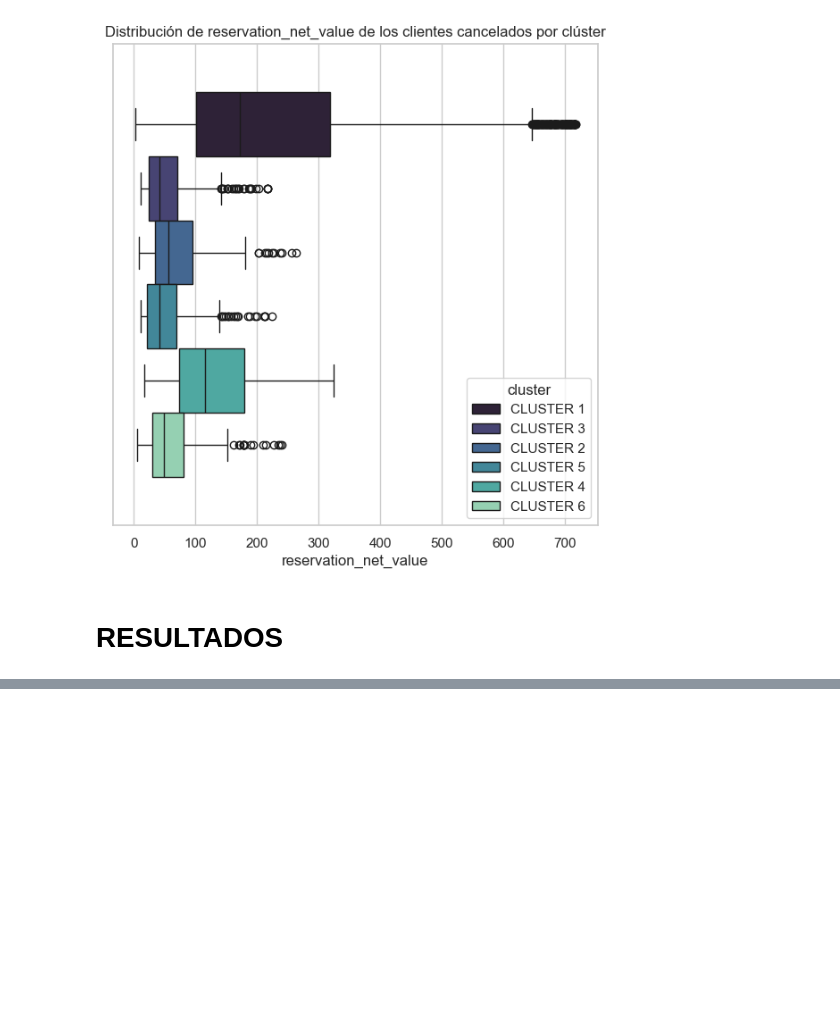
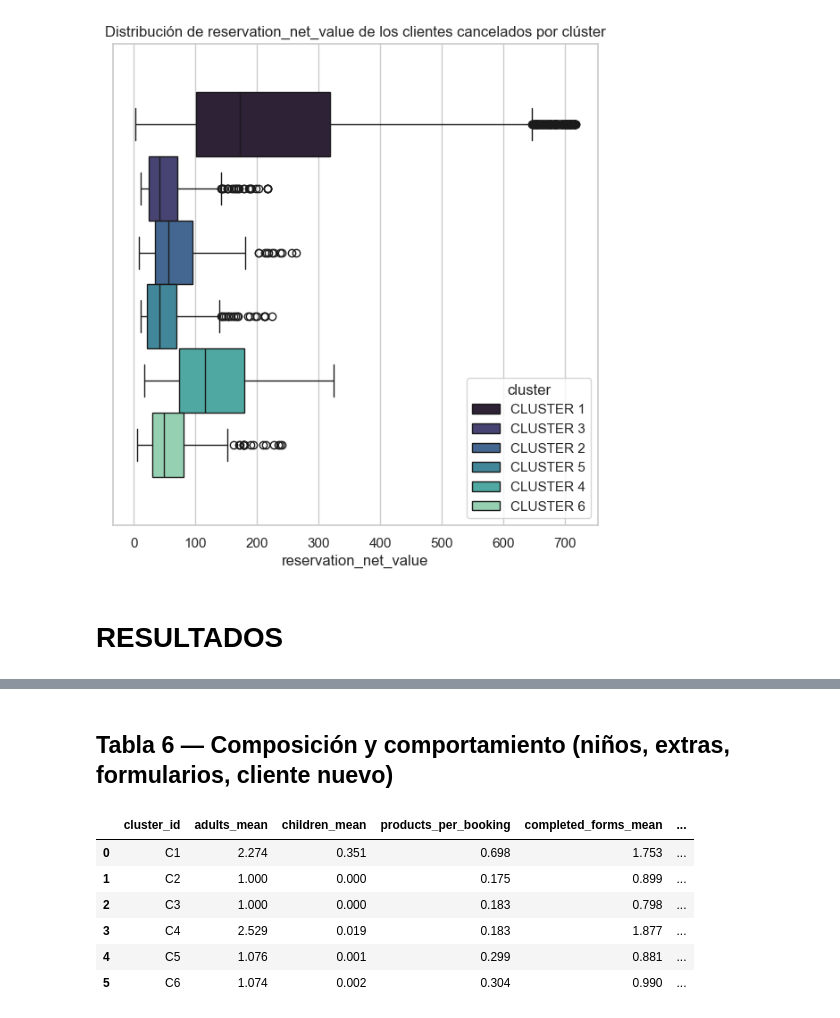
Before and after one commit to danielsoponaru/25-26_2_R6_VERDE_CLARO, a Jupyter notebook: proyecto_vs_gvc/04-Clusterizacion2.ipynb, the cells around one changed output, grey strips where cells are left out. Cells and saved outputs as stored; diff of their text form; code cells hidden in the pictures; blank space fills up the shorter version.

```diff
--- a/proyecto_vs_gvc/04-Clusterizacion2.ipynb
+++ b/proyecto_vs_gvc/04-Clusterizacion2.ipynb
@@ -303,0 +430,32 @@ centroides_bool
+# %%
+behavior = df.groupby("cluster_id").agg(
+    adults_mean=("adult_count", "mean"),
+    children_mean=("child_count", "mean"),
+    pct_with_children=("child_count", lambda s: (s.fillna(0) > 0).mean()),
+    bought_products_rate=("bought_products", "mean"),
+    products_per_booking=("product_count", "mean"),
+    forms_completed_rate=("all_entry_forms_completed", "mean"),
+    completed_forms_mean=("completed_entry_forms_count", "mean"),
+    pct_new_customer=("cliente_nuevo", "mean"),
+).round(3)
+
+behavior["pct_with_children_%"] = (behavior["pct_with_children"] * 100).round(1)
+behavior["bought_products_%"] = (behavior["bought_products_rate"] * 100).round(1)
+behavior["forms_completed_%"] = (behavior["forms_completed_rate"] * 100).round(1)
+behavior["pct_new_customer_%"] = (behavior["pct_new_customer"] * 100).round(1)
+
+behavior = behavior.drop(columns=[
+    "pct_with_children", "bought_products_rate", "forms_completed_rate", "pct_new_customer"
+]).sort_index().reset_index()
+
+display(Markdown("## Tabla 6 — Composición y comportamiento (niños, extras, formularios, cliente nuevo)"))
+display(behavior)
+# %% [output]
+## Tabla 6 — Composición y comportamiento (niños, extras, formularios, cliente nuevo)
+|  | cluster_id | adults_mean | children_mean | products_per_booking | completed_forms_mean | ... |
+| 0 | C1 | 2.274 | 0.351 | 0.698 | 1.753 | ... |
+| 1 | C2 | 1.000 | 0.000 | 0.175 | 0.899 | ... |
+| 2 | C3 | 1.000 | 0.000 | 0.183 | 0.798 | ... |
+| 3 | C4 | 2.529 | 0.019 | 0.183 | 1.877 | ... |
+| 4 | C5 | 1.076 | 0.001 | 0.299 | 0.881 | ... |
+| 5 | C6 | 1.074 | 0.002 | 0.304 | 0.990 | ... |
```
Also changed, not shown: parts of 11 cells of this notebook.
